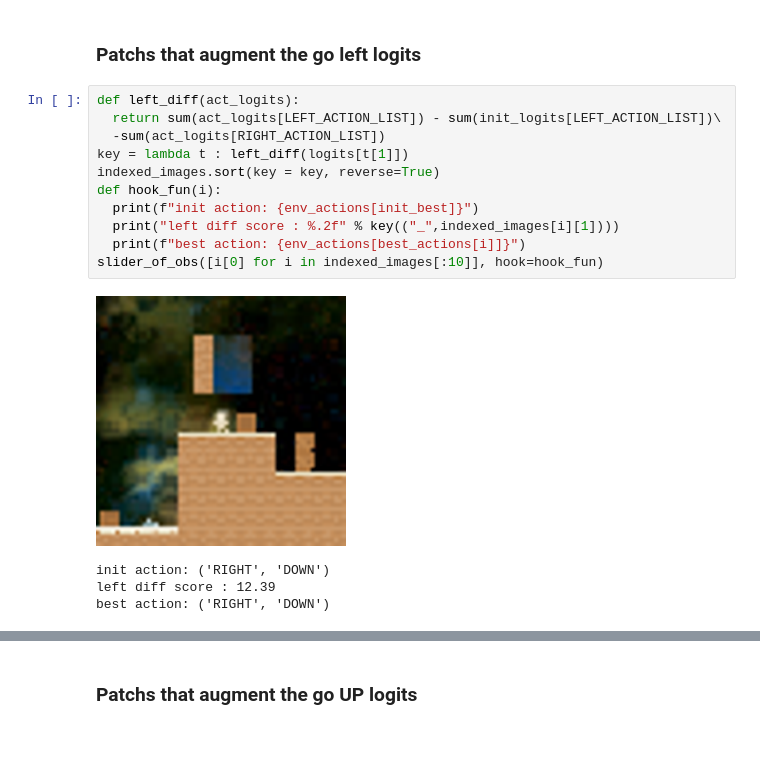
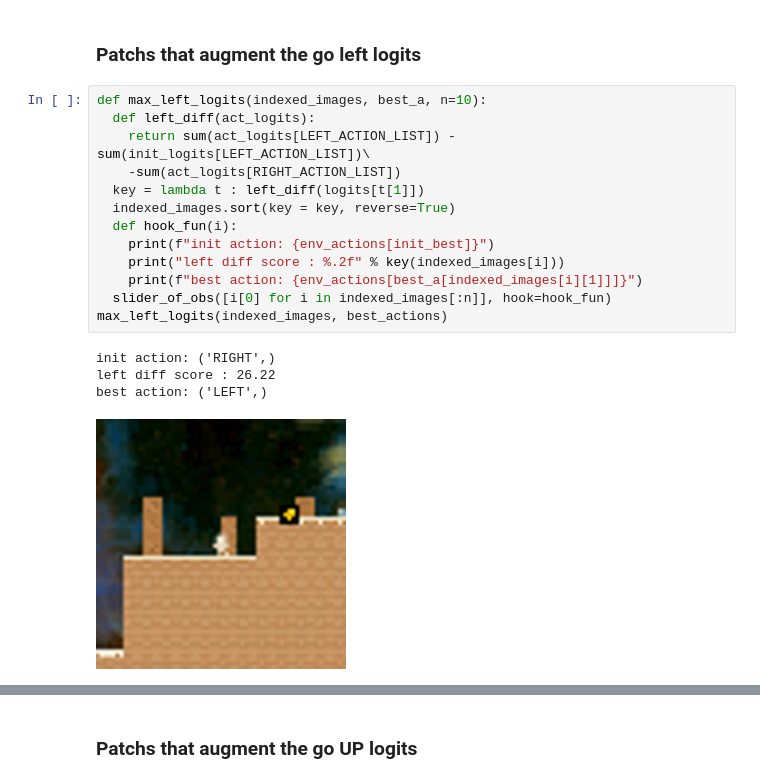
Before and after one commit to Butanium/coinrun-patchs, a Jupyter notebook: coinrun_interp.ipynb, the cells around one changed output, grey strips where cells are left out. Drawn from its saved outputs; the diff is of its cells as text; blank space fills up the shorter version.

```diff
--- a/coinrun_interp.ipynb
+++ b/coinrun_interp.ipynb
@@ -688,21 +688,23 @@ we got 276115 patchs!
 # %% [markdown]
 ### Patchs that augment the go left logits
 # %%
-def left_diff(act_logits):
-  return sum(act_logits[LEFT_ACTION_LIST]) - sum(init_logits[LEFT_ACTION_LIST])\
-  -sum(act_logits[RIGHT_ACTION_LIST])
-key = lambda t : left_diff(logits[t[1]])
-indexed_images.sort(key = key, reverse=True)
-def hook_fun(i):
-  print(f"init action: {env_actions[init_best]}")
-  print("left diff score : %.2f" % key(("_",indexed_images[i][1])))
-  print(f"best action: {env_actions[best_actions[i]]}")
-slider_of_obs([i[0] for i in indexed_images[:10]], hook=hook_fun)
+def max_left_logits(indexed_images, best_a, n=10):
+  def left_diff(act_logits):
+    return sum(act_logits[LEFT_ACTION_LIST]) - sum(init_logits[LEFT_ACTION_LIST])\
+    -sum(act_logits[RIGHT_ACTION_LIST])
+  key = lambda t : left_diff(logits[t[1]])
+  indexed_images.sort(key = key, reverse=True)
+  def hook_fun(i):
+    print(f"init action: {env_actions[init_best]}")
+    print("left diff score : %.2f" % key(indexed_images[i]))
+    print(f"best action: {env_actions[best_a[indexed_images[i][1]]]}")
+  slider_of_obs([i[0] for i in indexed_images[:n]], hook=hook_fun)
+max_left_logits(indexed_images, best_actions)
 # %% [output]
+init action: ('RIGHT',)
+left diff score : 26.22
+best action: ('LEFT',)
-[figure, old version]
+[figure, new version]
-init action: ('RIGHT', 'DOWN')
-left diff score : 12.39
-best action: ('RIGHT', 'DOWN')
 [interactive output not drawn]
 # %% [markdown]
 ### Patchs that augment the go UP logits
```
Also changed, not shown: parts of 14 cells of this notebook.
